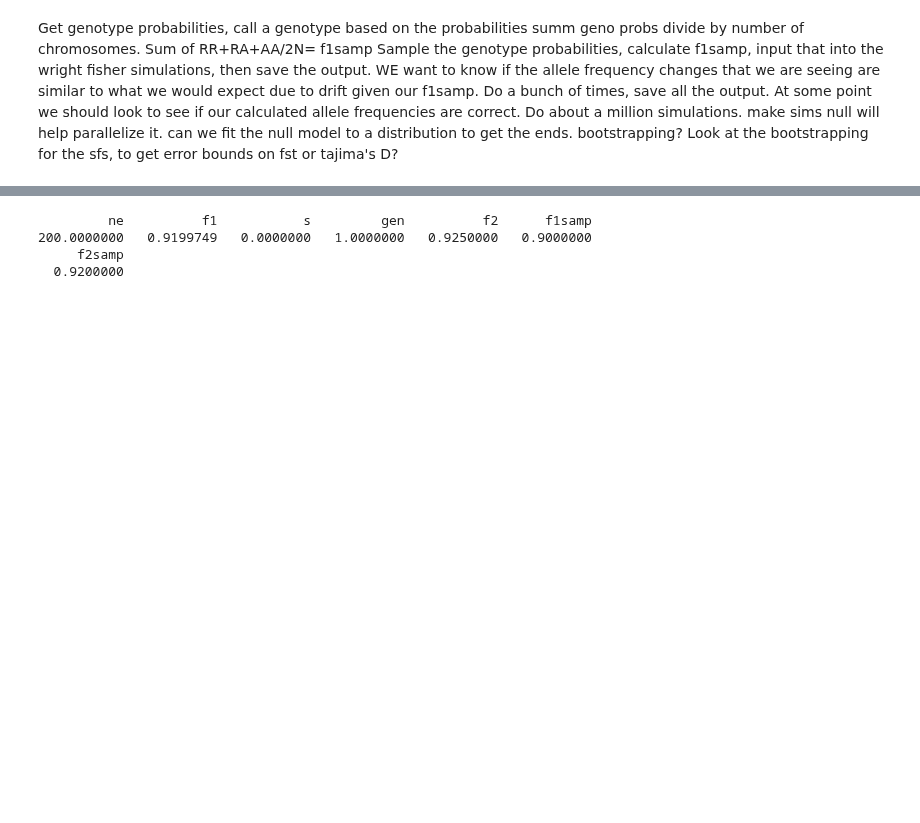
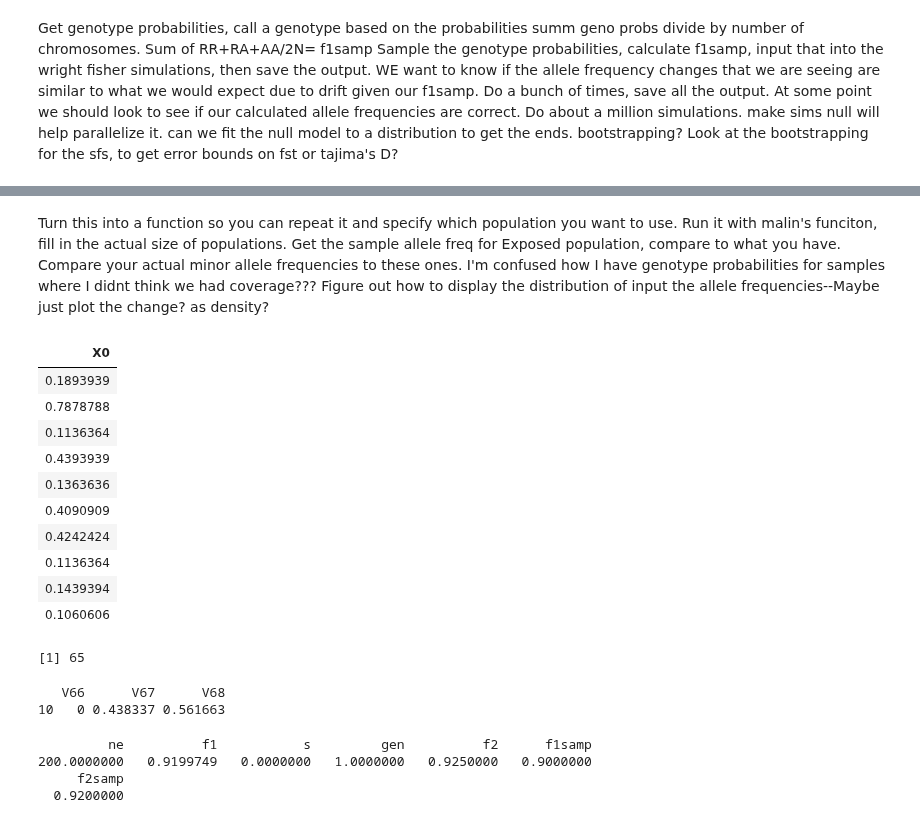
Before and after one commit to sagw/WNS_WGS, a Jupyter notebook: Notebooks/All_AlleleFreqChange.ipynb, the cells around one changed output, grey strips where cells are left out. Drawn from its saved outputs; the diff is of its cells as text; code cells hidden in the pictures; blank space fills up the shorter version.

Commit message:
allele freq simulations

```diff
--- a/Notebooks/All_AlleleFreqChange.ipynb
+++ b/Notebooks/All_AlleleFreqChange.ipynb
@@ -99,3 +99,5 @@ At some point we should look to see if our calculated allele frequencies are cor
 can we fit the null model to a distribution to get the ends.
 bootstrapping?
 Look at the bootstrapping for the sfs, to get error bounds on fst or tajima's D?
+# %%
+genoprobs=read.csv("/local/home/sarahgw/WGS/SNPS/All_mylu/snps/Candidate_SNPs_geno.csv", header=FALSE)
@@ -101,0 +126,7 @@ Look at the bootstrapping for the sfs, to get error bounds on fst or tajima's D?
+# %%
+# 23 - 42
+NJU_genoprobs=genoprobs[,69:128]
+# 64 - 85
+NYU_genoprobs=genoprobs[,192:257]
+# 113 - 132
+VTU_genoprobs=genoprobs[,339:398]
@@ -101,0 +161,46 @@ Look at the bootstrapping for the sfs, to get error bounds on fst or tajima's D?
+# %%
+genos=c("AA", "AB", "BB")
+genosamp=character(0)
+f1samps=data.frame(0)
+# %% [markdown]
+Turn this into a function so you can repeat it and specify which population you want to use.
+Run it with malin's funciton, fill in the actual size of populations. Get the sample allele freq for Exposed population, compare to what you have.
+Compare your actual minor allele frequencies to these ones.
+I'm confused how I have genotype probabilities for samples where I didnt think we had coverage???
+Figure out how to display the distribution of input the allele frequencies--Maybe just plot the change? as density?
+# %%
+##Loop through differnet snps in output from angsd
+#take groups of three probabilities and use that to sample from possible genotypes
+#count number of times minor allele is found, divide by N*2
+#populate f1samps dataframe to feed to wfs by samp
+
+for (j in 1:NROW(NYU_genoprobs)){
+    v=as.vector(NYU_genoprobs[j,])
+    for(i in seq(1,length(v),3)){
+        three_probs = v[i:(i+2)]
+        genosamp[i-2]=sample(genos, size = 1, prob=three_probs)
+          f1samps[j,]=sum(lengths(regmatches(genosamp, gregexpr("B", genosamp))))/(2*length(v))
+    }}
+# %%
+f1samps
+# %% [output]
+| X0 |
+| 0.1893939 |
+| 0.7878788 |
+| 0.1136364 |
+| 0.4393939 |
+| 0.1363636 |
+| 0.4090909 |
+| 0.4242424 |
+| 0.1136364 |
+| 0.1439394 |
+| 0.1060606 |
+# %%
+sum(lengths(regmatches(genosamp, gregexpr("A", genosamp))))
+# %% [output]
+[1] 65
+# %%
+print(three_probs)
+# %% [output]
+   V66      V67      V68
+10   0 0.438337 0.561663
```
Also changed, not shown: parts of 5 cells of this notebook, 1 other file.
